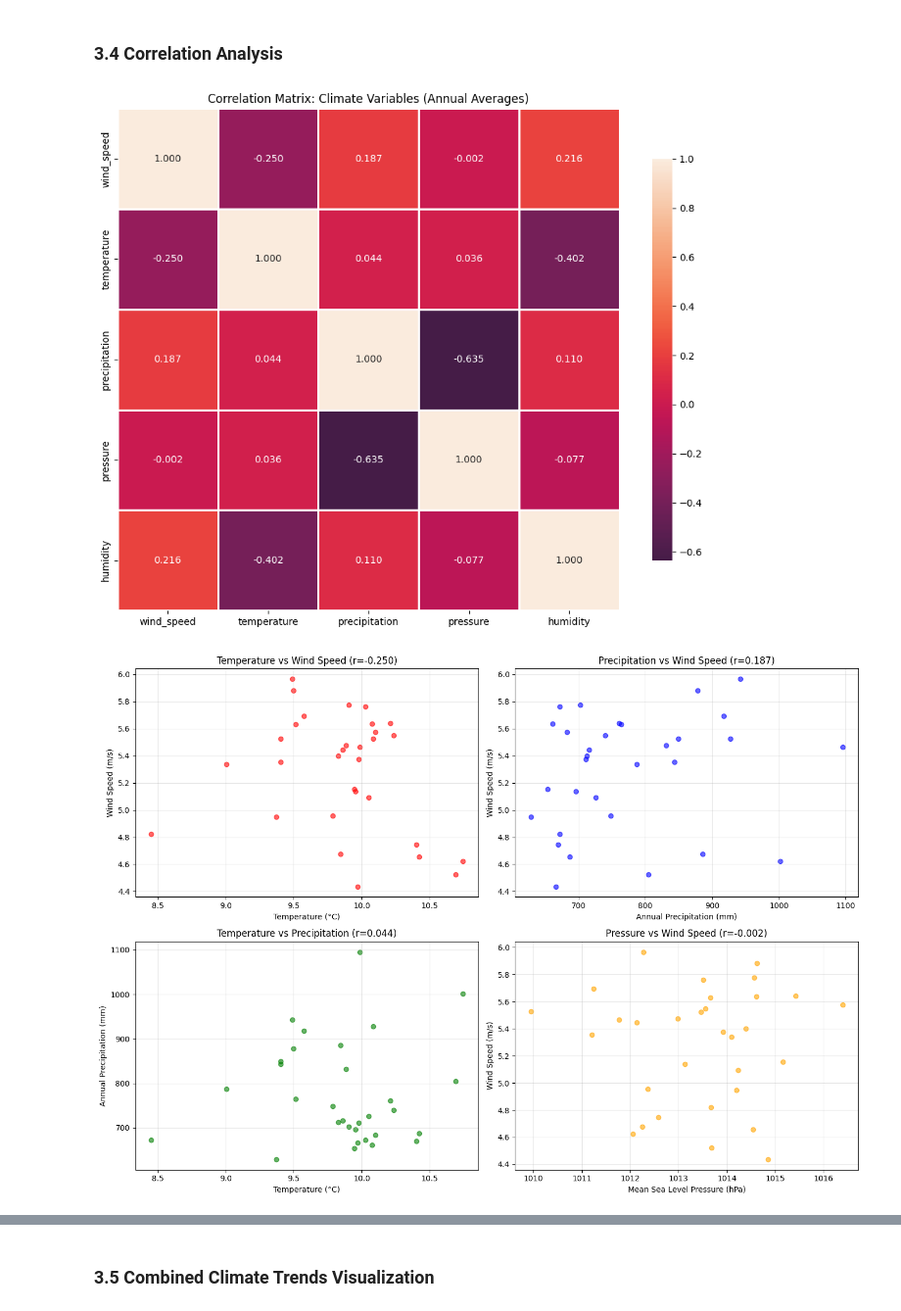
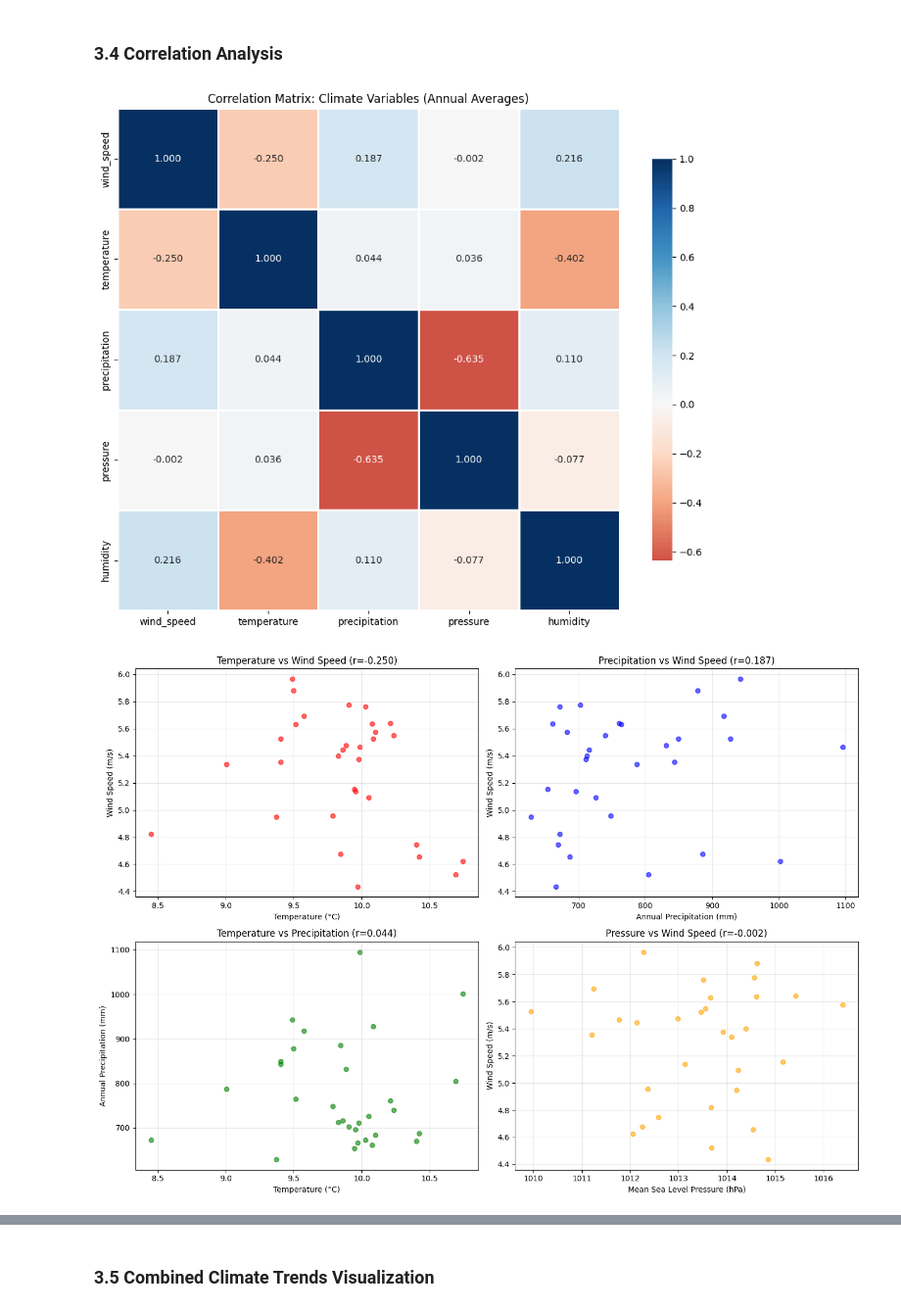
Before and after one commit to tanyasanjuan/pfda-project, a Jupyter notebook: wind.ipynb, the cells around one changed output, grey strips where cells are left out. Shown at 98% size. Drawn from its saved outputs; the diff is of its cells as text; code cells hidden in the pictures.

Commit message:
Changing  diverging palettes in Heatmaps

```diff
--- a/wind.ipynb
+++ b/wind.ipynb
@@ -499,7 +499,7 @@ corr_matrix = annual_data.corr()
 
 # Visualize correlation heatmap
 plt.figure(figsize=(10, 8))
-sns.heatmap(corr_matrix, annot=True, fmt='.3f', cmap='rocket', center=0,
+sns.heatmap(corr_matrix, annot=True, fmt='.3f', cmap='RdBu', center=0,
             square=True, linewidths=1, cbar_kws={"shrink": 0.8})
 plt.title("Correlation Matrix: Climate Variables (Annual Averages)")
 plt.tight_layout()
@@ -513,34 +513,34 @@ axes[0, 0].scatter(annual_data['temperature'], annual_data['wind_speed'], alpha=
 axes[0, 0].set_xlabel('Temperature (°C)')
 axes[0, 0].set_ylabel('Wind Speed (m/s)')
 axes[0, 0].set_title(f'Temperature vs Wind Speed (r={corr_matrix.loc["temperature", "wind_speed"]:.3f})')
 axes[0, 0].grid(True, alpha=0.3)
 
 # Precipitation vs Wind Speed
 axes[0, 1].scatter(annual_data['precipitation'], annual_data['wind_speed'], alpha=0.6, color='blue')
 axes[0, 1].set_xlabel('Annual Precipitation (mm)')
 axes[0, 1].set_ylabel('Wind Speed (m/s)')
 axes[0, 1].set_title(f'Precipitation vs Wind Speed (r={corr_matrix.loc["precipitation", "wind_speed"]:.3f})')
 axes[0, 1].grid(True, alpha=0.3)
 
 # Temperature vs Precipitation
 axes[1, 0].scatter(annual_data['temperature'], annual_data['precipitation'], alpha=0.6, color='green')
 axes[1, 0].set_xlabel('Temperature (°C)')
 axes[1, 0].set_ylabel('Annual Precipitation (mm)')
 axes[1, 0].set_title(f'Temperature vs Precipitation (r={corr_matrix.loc["temperature", "precipitation"]:.3f})')
 axes[1, 0].grid(True, alpha=0.3)
 
 # Pressure vs Wind Speed
 axes[1, 1].scatter(annual_data['pressure'], annual_data['wind_speed'], alpha=0.6, color='orange')
 axes[1, 1].set_xlabel('Mean Sea Level Pressure (hPa)')
 axes[1, 1].set_ylabel('Wind Speed (m/s)')
 axes[1, 1].set_title(f'Pressure vs Wind Speed (r={corr_matrix.loc["pressure", "wind_speed"]:.3f})')
 axes[1, 1].grid(True, alpha=0.3)
 
 
 plt.tight_layout()
 plt.show()
 # %% [output]
-[figure, old version]
+[figure, new version]
 [figure]
 # %%
 # Prepare seasonal (quarterly) data for correlation - split by quarter
```
Also changed, not shown: parts of 1 cell of this notebook.
